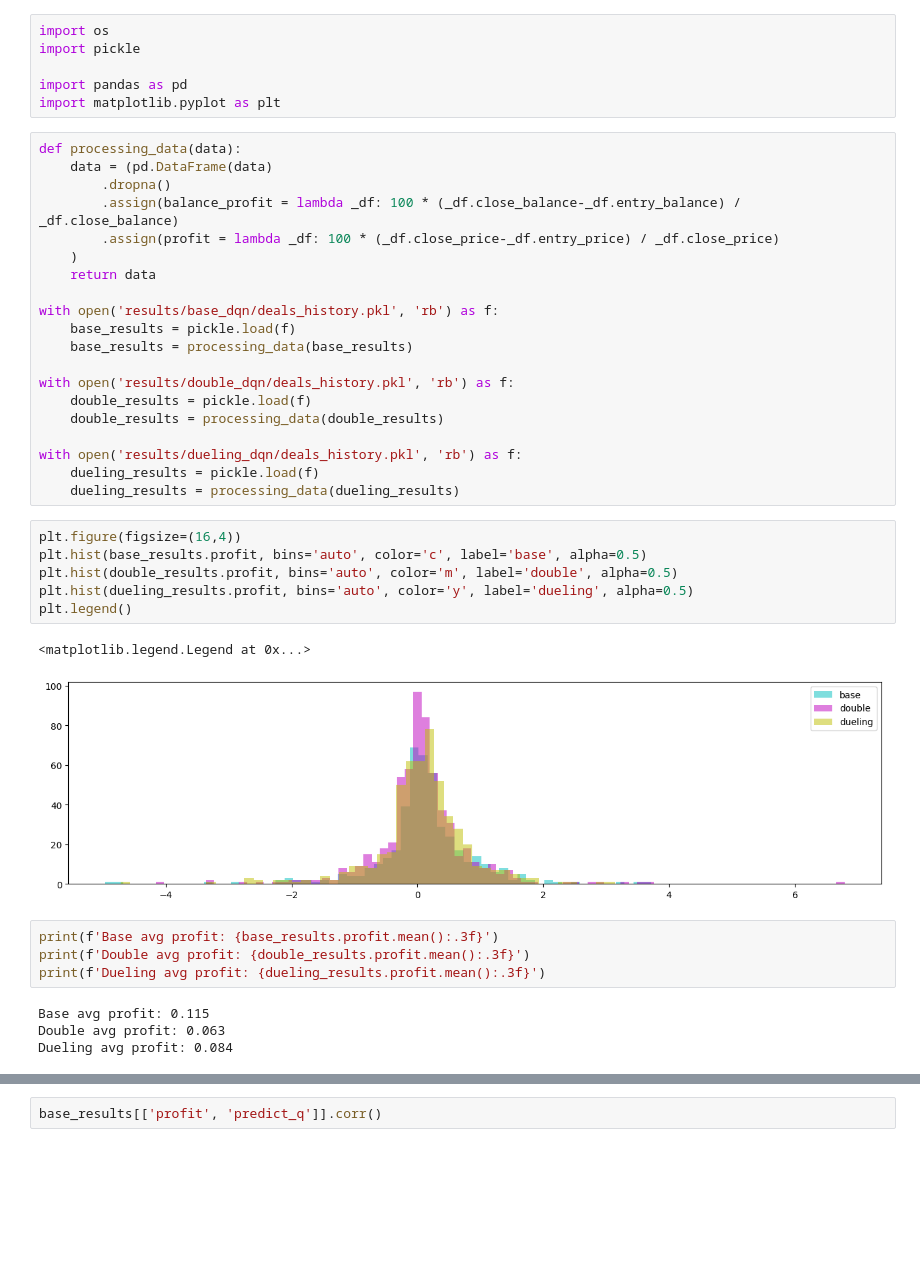
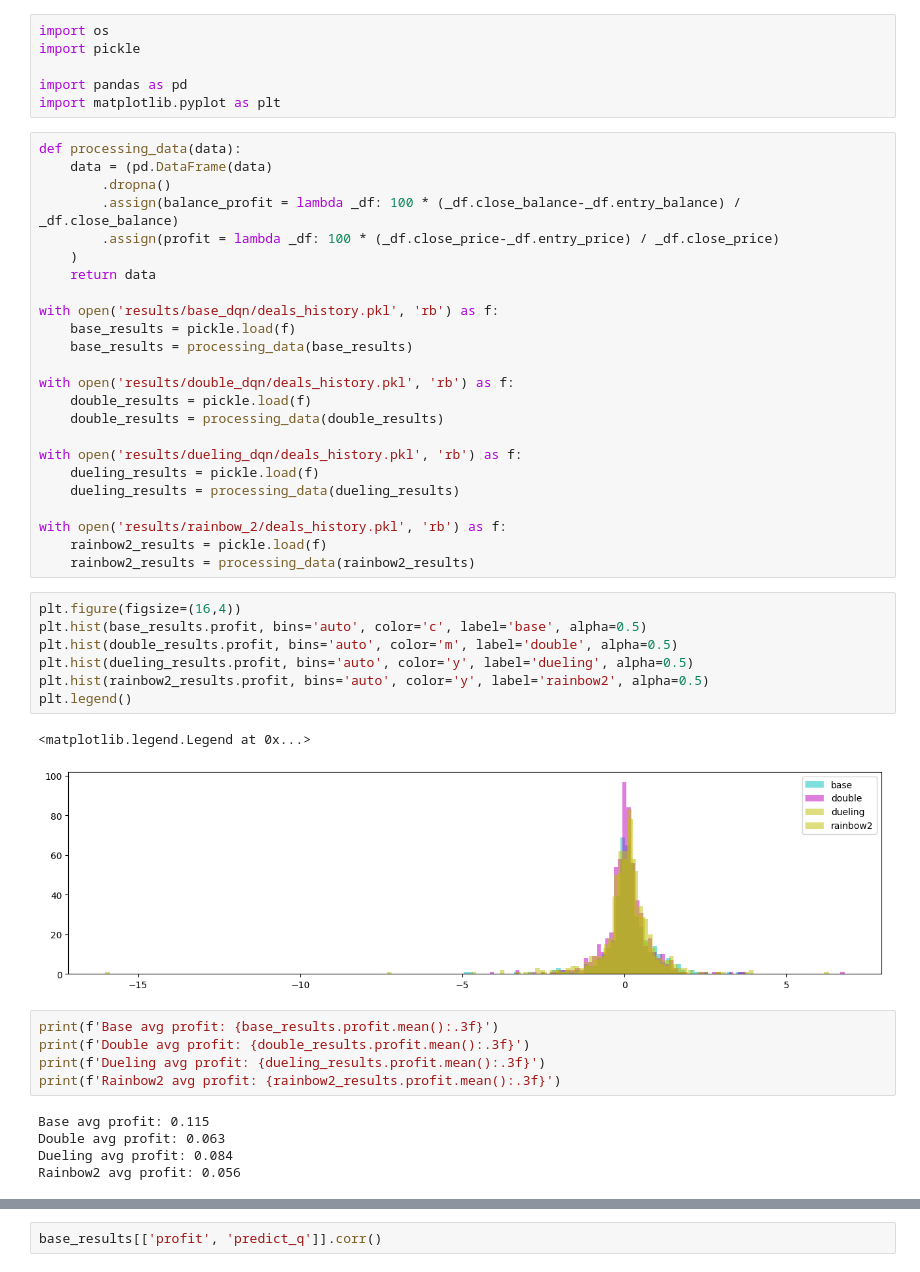
Before and after one commit to NLZer0/DQN_trading_bot, a Jupyter notebook: result_analyze.ipynb, the cells around one changed output, grey strips where cells are left out. Cells and saved outputs as stored; diff of their text form; blank space fills up the shorter version.

Commit message:
add rainbow model to result_analyze

```diff
--- a/result_analyze.ipynb
+++ b/result_analyze.ipynb
@@ -24,20 +24,27 @@ with open('results/double_dqn/deals_history.pkl', 'rb') as f:
 with open('results/dueling_dqn/deals_history.pkl', 'rb') as f:
     dueling_results = pickle.load(f)
     dueling_results = processing_data(dueling_results)
+
+with open('results/rainbow_2/deals_history.pkl', 'rb') as f:
+    rainbow2_results = pickle.load(f)
+    rainbow2_results = processing_data(rainbow2_results)
 # %%
 plt.figure(figsize=(16,4))
 plt.hist(base_results.profit, bins='auto', color='c', label='base', alpha=0.5)
 plt.hist(double_results.profit, bins='auto', color='m', label='double', alpha=0.5)
 plt.hist(dueling_results.profit, bins='auto', color='y', label='dueling', alpha=0.5)
+plt.hist(rainbow2_results.profit, bins='auto', color='y', label='rainbow2', alpha=0.5)
 plt.legend()
 # %% [output]
 <matplotlib.legend.Legend at 0x...>
-[figure, old version]
+[figure, new version]
 # %%
 print(f'Base avg profit: {base_results.profit.mean():.3f}')
 print(f'Double avg profit: {double_results.profit.mean():.3f}')
 print(f'Dueling avg profit: {dueling_results.profit.mean():.3f}')
+print(f'Rainbow2 avg profit: {rainbow2_results.profit.mean():.3f}')
 # %% [output]
 Base avg profit: 0.115
 Double avg profit: 0.063
 Dueling avg profit: 0.084
+Rainbow2 avg profit: 0.056
```
Also changed, not shown: parts of 7 cells of this notebook.
